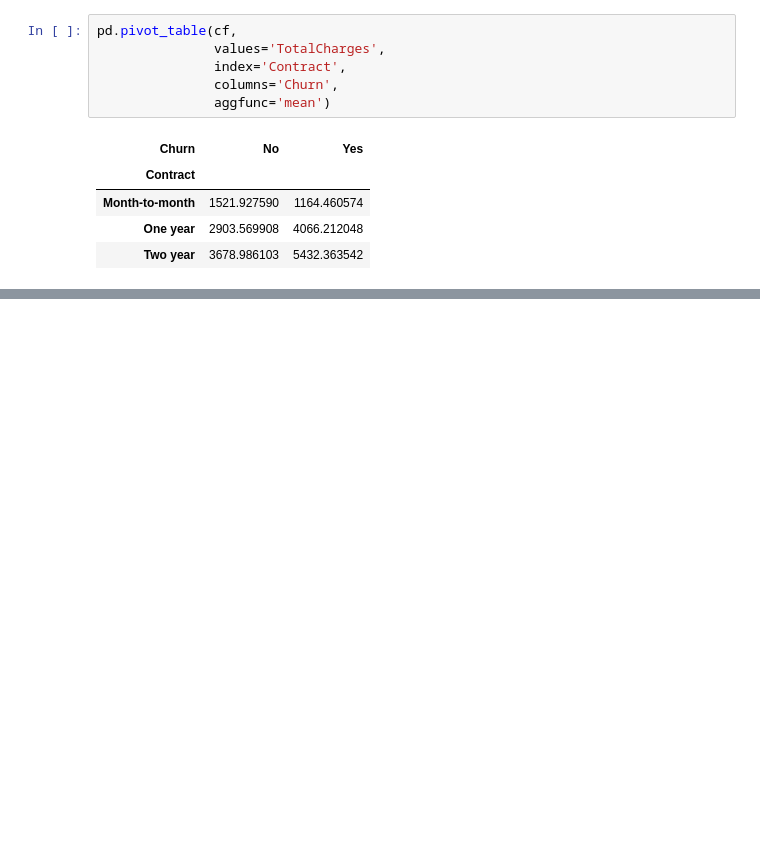
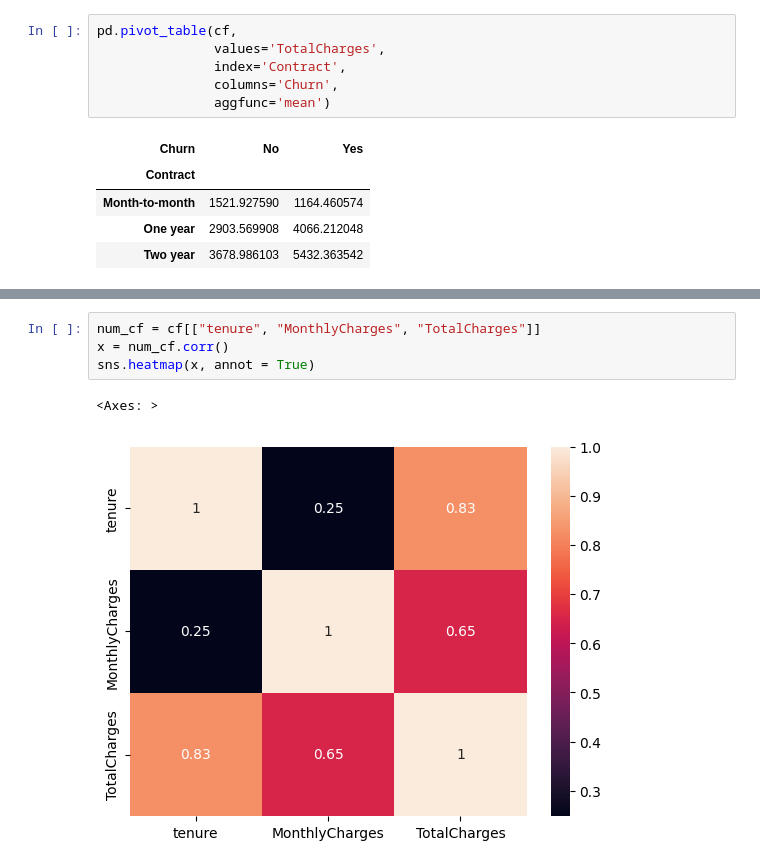
Before and after one commit to Priyanshu-Upadhyay-27/end-to-end-churn-ml, a Jupyter notebook: notebooks/EDA-Churn.ipynb, the cells around one changed output, grey strips where cells are left out. Cells and saved outputs as stored; diff of their text form; blank space fills up the shorter version.

```diff
--- a/notebooks/EDA-Churn.ipynb
+++ b/notebooks/EDA-Churn.ipynb
@@ -486,0 +498,7 @@ pd.pivot_table(cf,
+# %%
+num_cf = cf[["tenure", "MonthlyCharges", "TotalCharges"]]
+x = num_cf.corr()
+sns.heatmap(x, annot = True)
+# %% [output]
+<Axes: >
+[figure, added]
```
Also changed, not shown: parts of 4 cells of this notebook.
